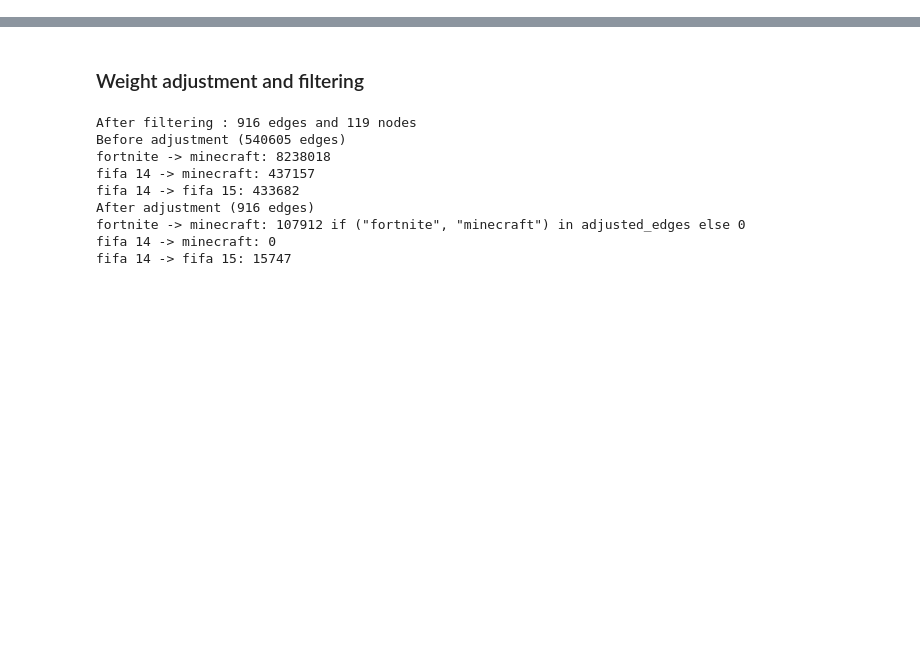
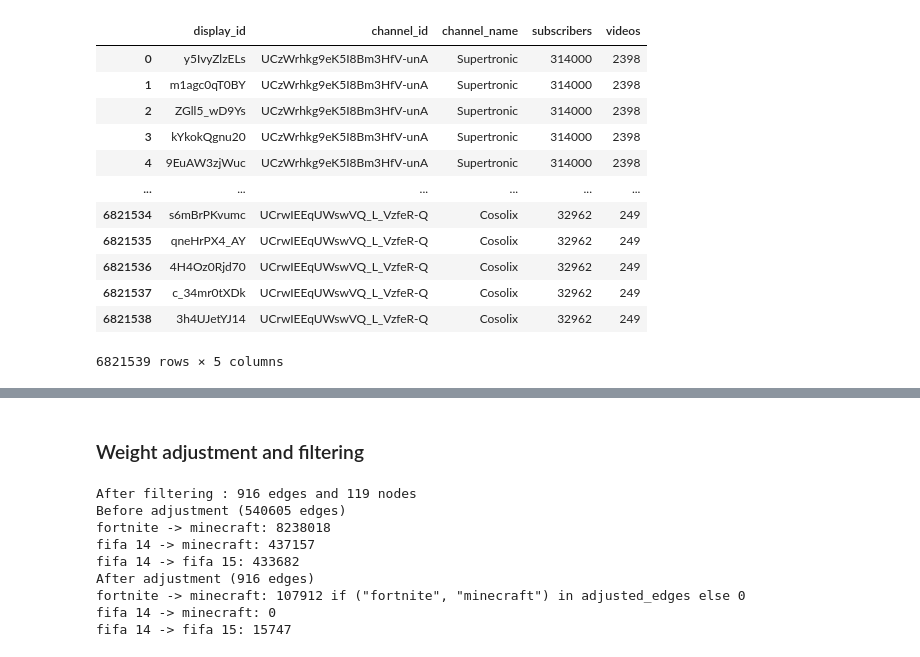
Before and after one commit to martinctl/adaguleeer, a Jupyter notebook: notebooks/networks.ipynb, the cells around one changed output, grey strips where cells are left out. Saved outputs shown, nothing was run; the diff lists cells and outputs as text; code cells hidden in the pictures; blank space fills up the shorter version.

```diff
--- a/notebooks/networks.ipynb
+++ b/notebooks/networks.ipynb
@@ -41,17 +69,36 @@ shape: (1_064, 2)
 # Get only the display_id and video_game columns
 joined_df = videos_df.select([
     pl.col('display_id'),
-    pl.col('video_game'),
+    pl.col('channel_id'),
 ])
-joined_df
 
 # Create a set of mappings from display_id to video_game
 df = joined_df.to_pandas()
+
+# merge channel id to channel name
+df = df.merge(gaming_channels_df, left_on='channel_id', right_on='channel_id')
+
 videos = pl.Series('video_id', joined_df.select(pl.col('display_id')))
-display_id_to_game = dict(zip(df['display_id'], df['video_game']))
+display_id_to_game = dict(zip(df['display_id'], df['channel_name']))
 
 def get_game(display_id: str):
     return display_id_to_game.get(display_id, None)
+# %%
+df
+# %% [output]
+|  | display_id | channel_id | channel_name | subscribers | videos |
+| 0 | y5IvyZlzELs | UCzWrhkg9eK5I8Bm3HfV-unA | Supertronic | 314000 | 2398 |
+| 1 | m1agc0qT0BY | UCzWrhkg9eK5I8Bm3HfV-unA | Supertronic | 314000 | 2398 |
+| 2 | ZGll5_wD9Ys | UCzWrhkg9eK5I8Bm3HfV-unA | Supertronic | 314000 | 2398 |
+| 3 | kYkokQgnu20 | UCzWrhkg9eK5I8Bm3HfV-unA | Supertronic | 314000 | 2398 |
+| 4 | 9EuAW3zjWuc | UCzWrhkg9eK5I8Bm3HfV-unA | Supertronic | 314000 | 2398 |
+| ... | ... | ... | ... | ... | ... |
+| 6821534 | s6mBrPKvumc | UCrwIEEqUWswVQ_L_VzfeR-Q | Cosolix | 32962 | 249 |
+| 6821535 | qneHrPX4_AY | UCrwIEEqUWswVQ_L_VzfeR-Q | Cosolix | 32962 | 249 |
+| 6821536 | 4H4Oz0Rjd70 | UCrwIEEqUWswVQ_L_VzfeR-Q | Cosolix | 32962 | 249 |
+| 6821537 | c_34mr0tXDk | UCrwIEEqUWswVQ_L_VzfeR-Q | Cosolix | 32962 | 249 |
+| 6821538 | 3h4UJetYJ14 | UCrwIEEqUWswVQ_L_VzfeR-Q | Cosolix | 32962 | 249 |
+6821539 rows × 5 columns
 # %%
 # import random
 # import time
```
Also changed, not shown: parts of 15 cells of this notebook, 8 other files.
